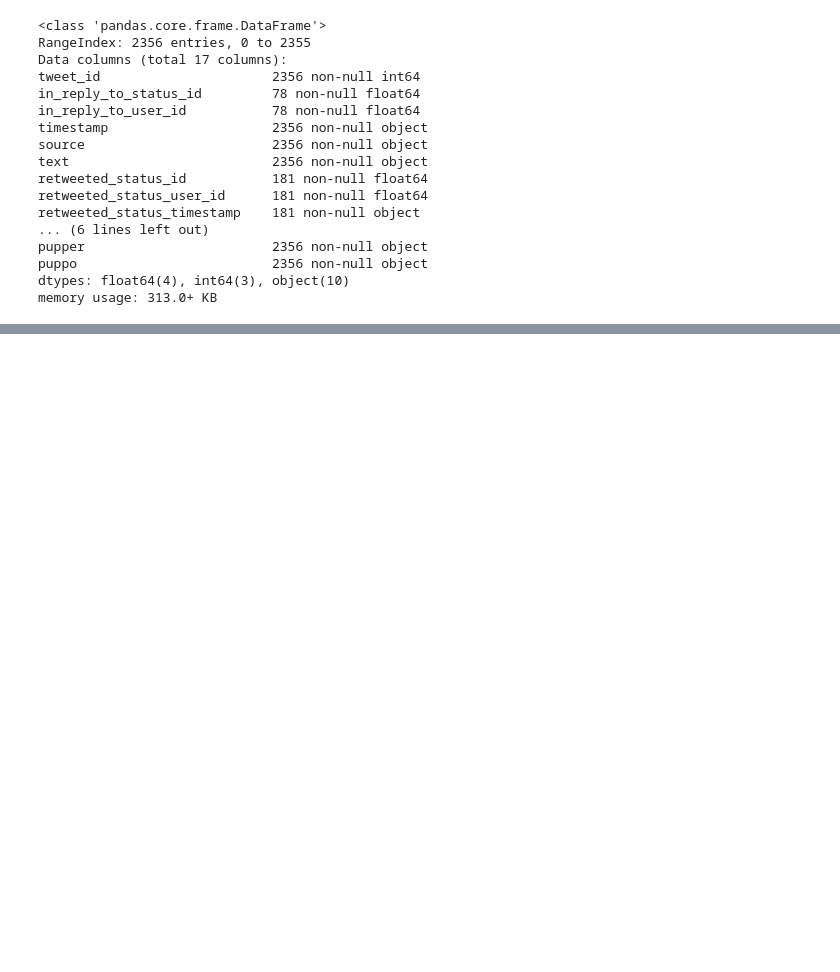
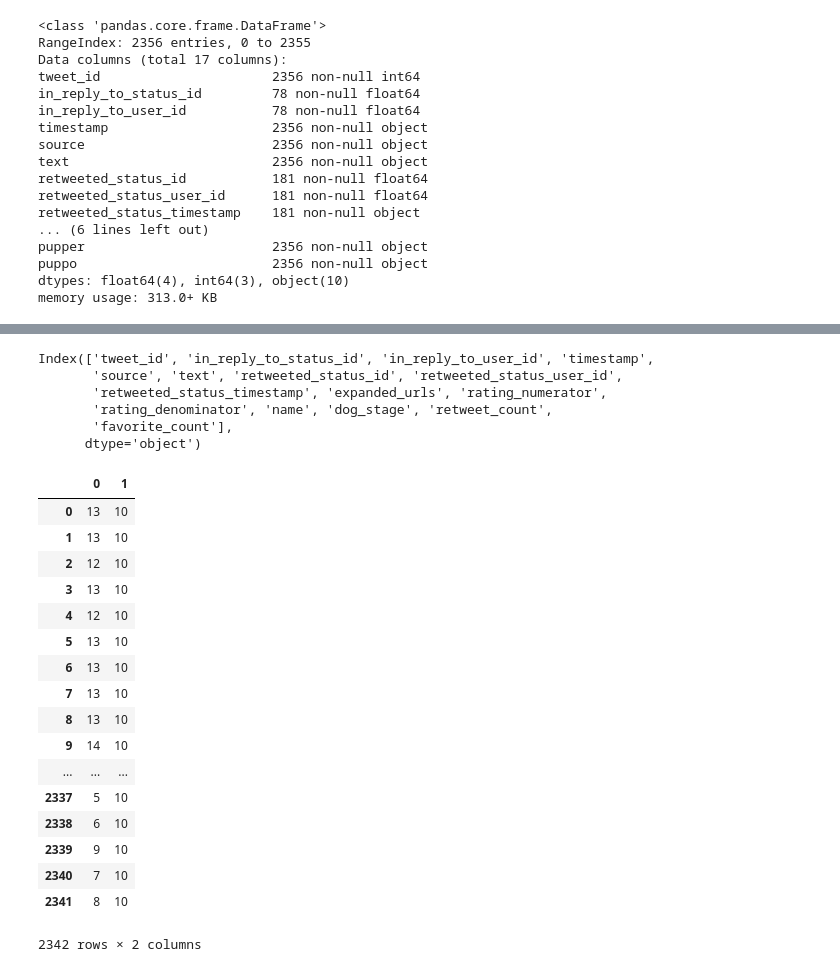
Before and after one commit to Noah-Zheng/DataWrangling_Project, a Jupyter notebook: Untitled.ipynb, the cells around one changed output, grey strips where cells are left out. Saved outputs shown, nothing was run; the diff lists cells and outputs as text; code cells hidden in the pictures; blank space fills up the shorter version.

```diff
--- a/Untitled.ipynb
+++ b/Untitled.ipynb
@@ -45,0 +66,4 @@ archive[archive.rating_denominator == 2]
+# %%
+import pandas as pd
+archive_clean = pd.read_csv('archive_partly_cleaned2.csv')
+pre_clean = pd.read_csv('pre_cleaned.csv')
@@ -45,0 +105,31 @@ archive[archive.rating_denominator == 2]
+# %%
+archive_clean.columns
+# %% [output]
+Index(['tweet_id', 'in_reply_to_status_id', 'in_reply_to_user_id', 'timestamp',
+       'source', 'text', 'retweeted_status_id', 'retweeted_status_user_id',
+       'retweeted_status_timestamp', 'expanded_urls', 'rating_numerator',
+       'rating_denominator', 'name', 'dog_stage', 'retweet_count',
+       'favorite_count'],
+      dtype='object')
+# %%
+rating_df = archive_clean.text.str.extract('(\d+\.?\d?/10)')[0].str.split('/', expand=True)
+rating_df
+# %% [output]
+|  | 0 | 1 |
+| 0 | 13 | 10 |
+| 1 | 13 | 10 |
+| 2 | 12 | 10 |
+| 3 | 13 | 10 |
+| 4 | 12 | 10 |
+| 5 | 13 | 10 |
+| 6 | 13 | 10 |
+| 7 | 13 | 10 |
+| 8 | 13 | 10 |
+| 9 | 14 | 10 |
+| ... | ... | ... |
+| 2337 | 5 | 10 |
+| 2338 | 6 | 10 |
+| 2339 | 9 | 10 |
+| 2340 | 7 | 10 |
+| 2341 | 8 | 10 |
+2342 rows × 2 columns
```
Also changed, not shown: parts of 20 cells of this notebook, 8 other files.
